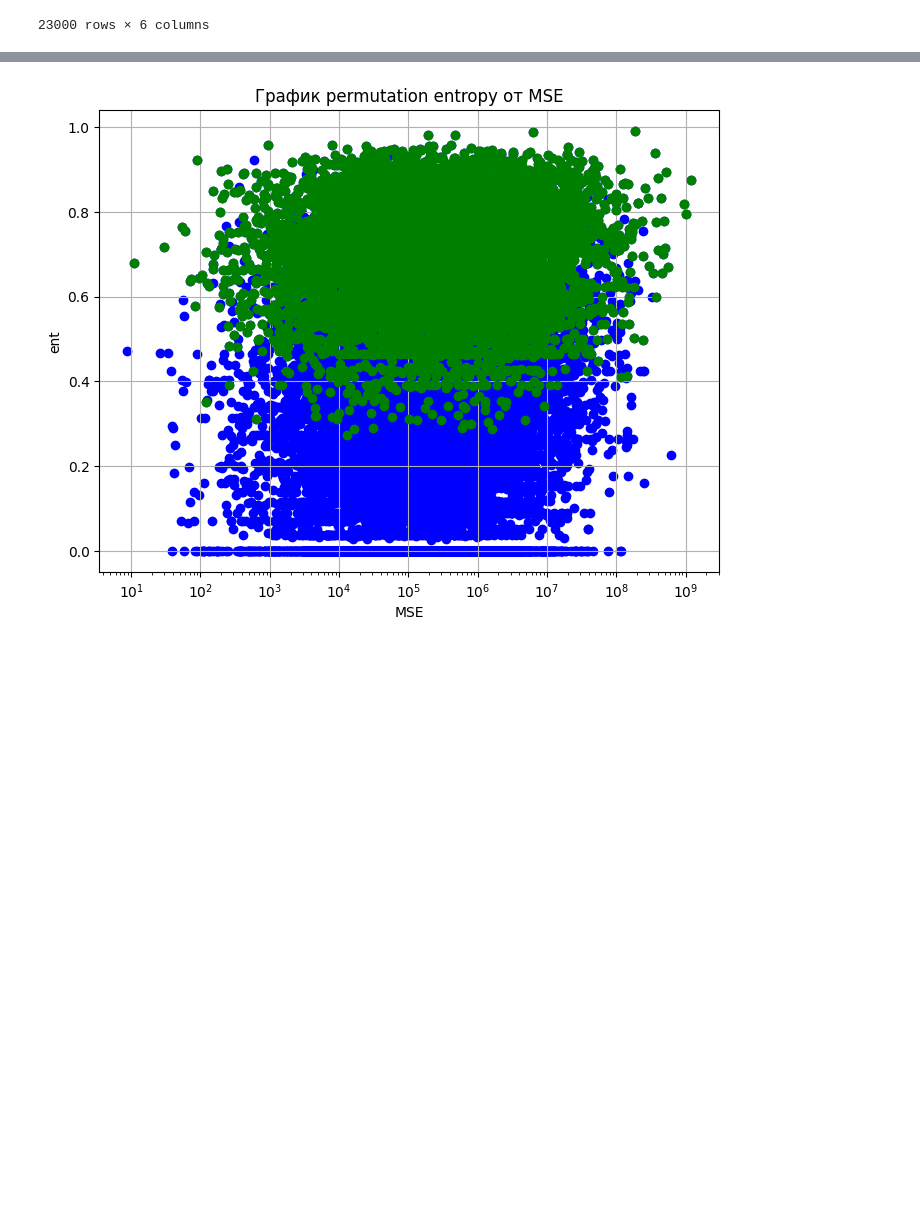
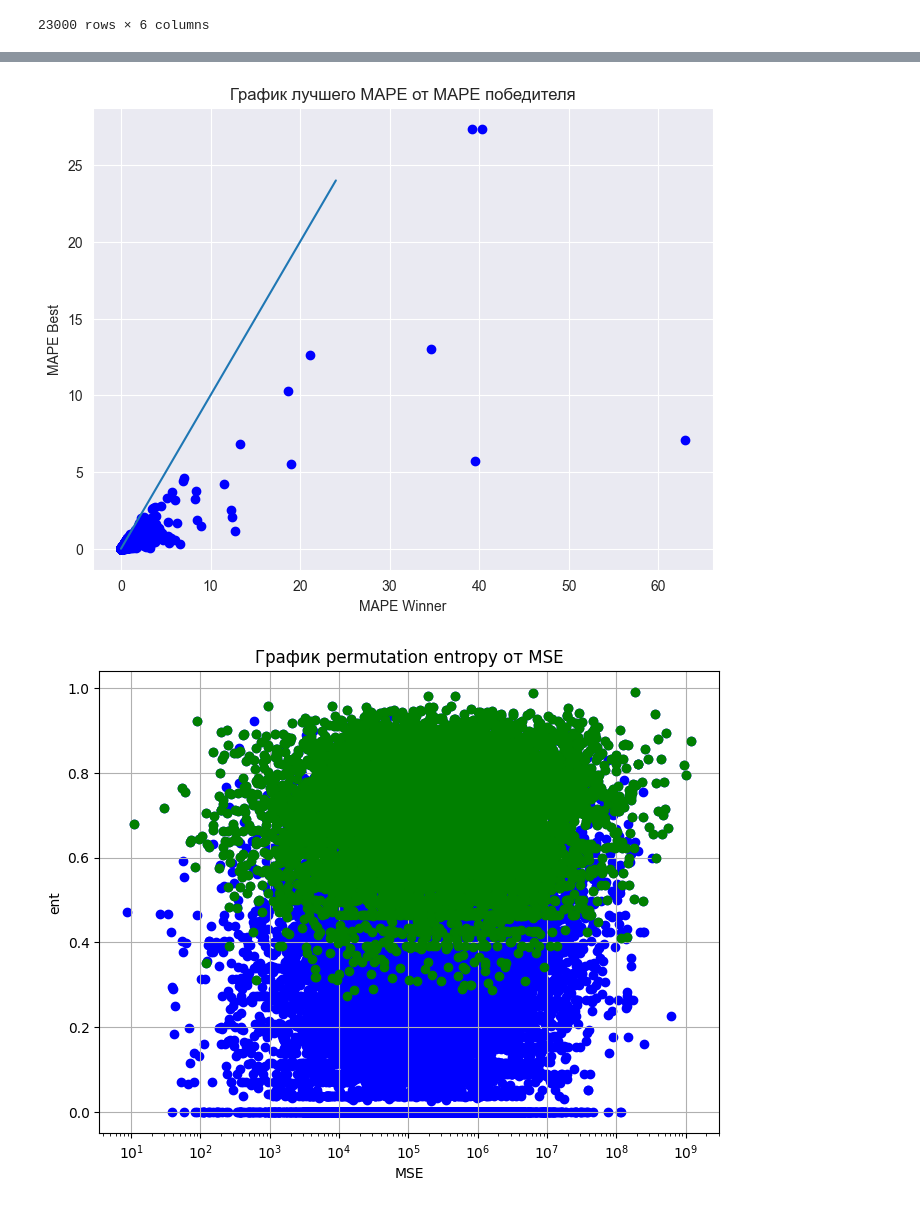
Before and after one commit to dynolab/predan, a Jupyter notebook: notebooks/m4companalis.ipynb, the cells around one changed output, grey strips where cells are left out. Saved outputs shown, nothing was run; the diff lists cells and outputs as text; code cells hidden in the pictures; blank space fills up the shorter version.

```diff
--- a/notebooks/m4companalis.ipynb
+++ b/notebooks/m4companalis.ipynb
@@ -49,3 +83,16 @@ plt.show()
+# %%
+# Построение графика
+plt.figure(figsize=(8, 6))
+plt.scatter(df_yres['mape'], df_year["mape"], color='blue')
+plt.plot(range(0, 25), range(0, 25), label='y=x')
+plt.title('График лучшего MAPE от MAPE победителя')
+plt.xlabel('MAPE Winner')
+plt.ylabel('MAPE Best')
+#plt.semilogx()
+plt.grid(True)
+plt.show()
+# %% [output]
+[figure, added]
 # %%
 df_sorted = df_yres.sort_values(by='mse', ascending=False)
 symmetry_ts = df_sorted.loc[df_sorted['sym_test']]
```
Also changed, not shown: parts of 47 cells of this notebook, 5 other files.
